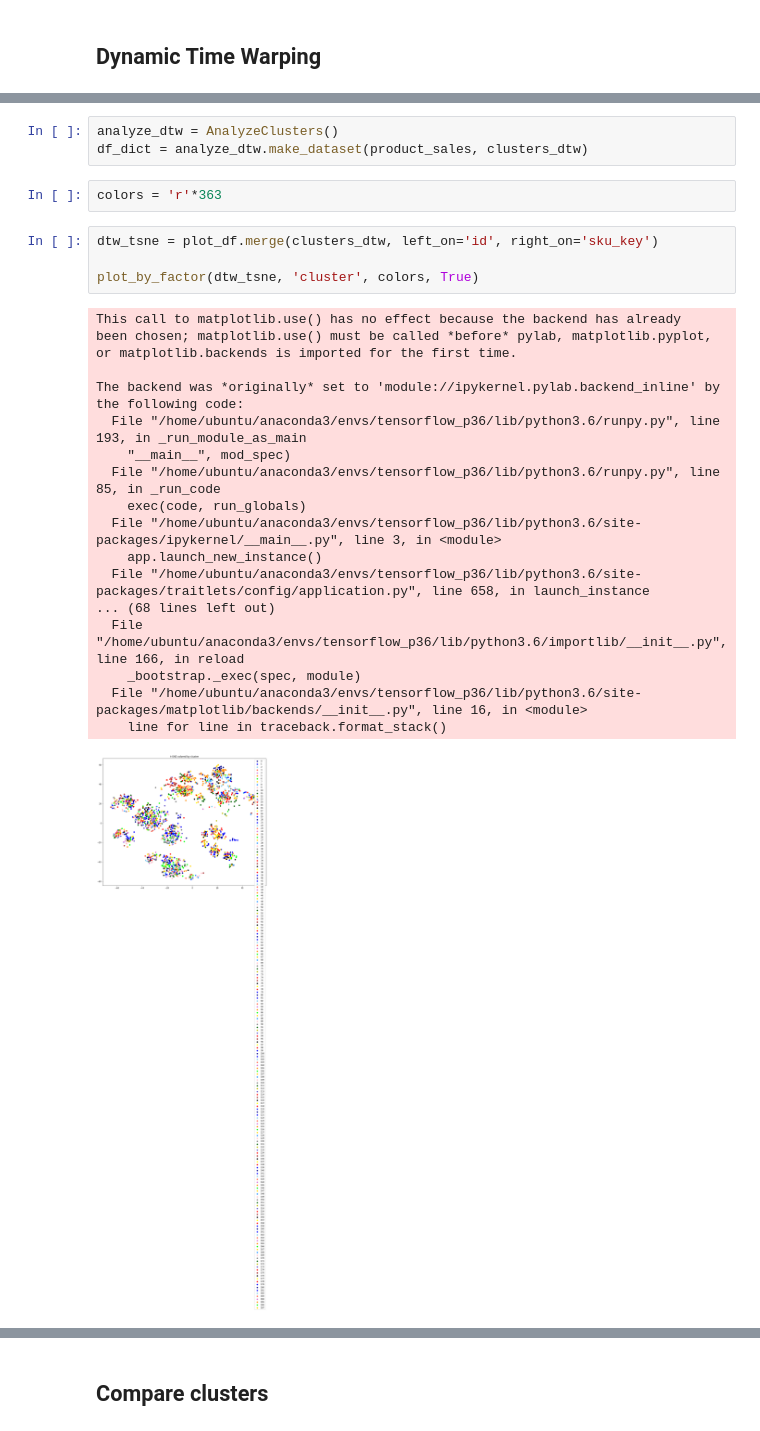
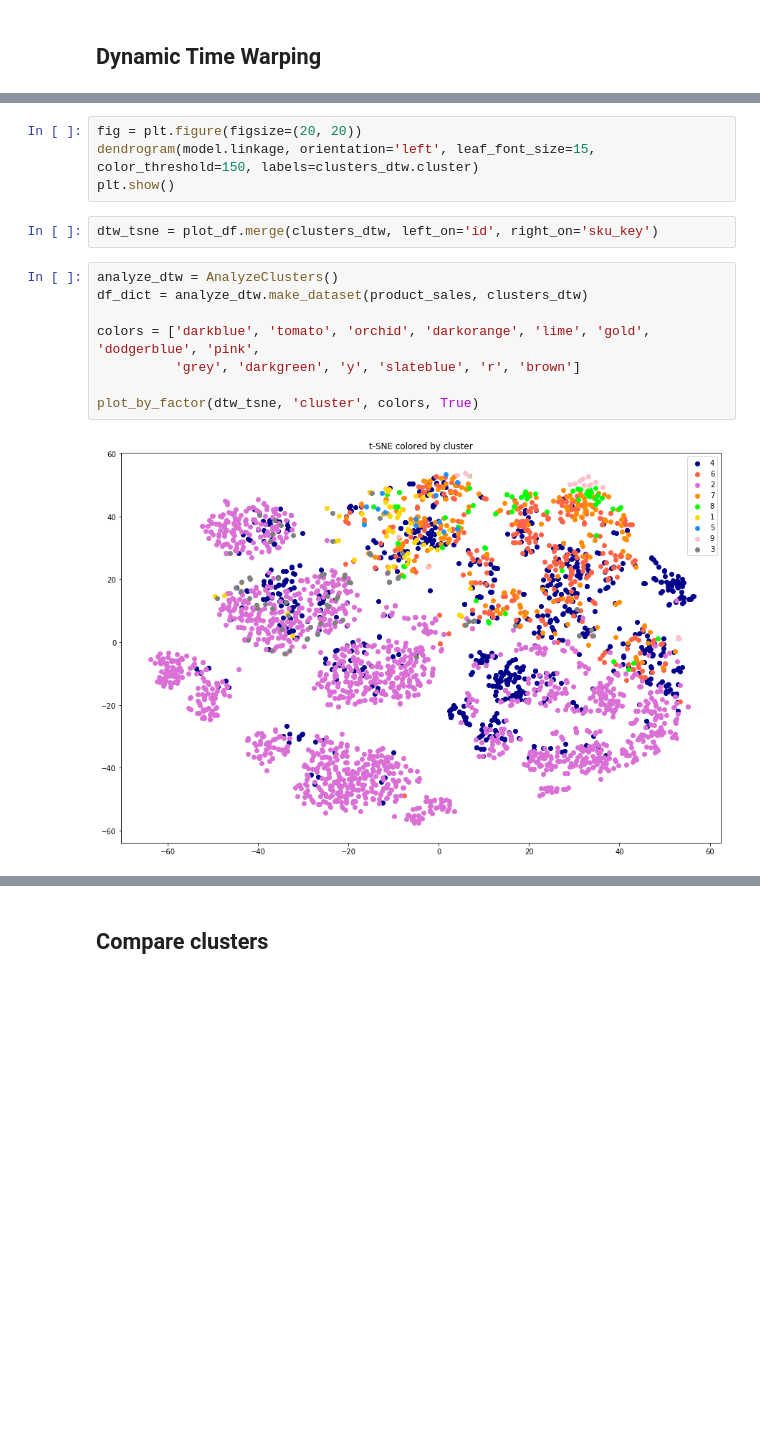
Before and after one commit to brandries/project_echo_clustering, a Jupyter notebook: clustering/Visualize_Notebook.ipynb, the cells around one changed output, grey strips where cells are left out. Saved outputs shown, nothing was run; the diff lists cells and outputs as text; blank space fills up the shorter version.

```diff
--- a/clustering/Visualize_Notebook.ipynb
+++ b/clustering/Visualize_Notebook.ipynb
@@ -384,31 +427,20 @@ len(clusters_dtw['cluster'].unique())
-# %%
-analyze_dtw = AnalyzeClusters()
-df_dict = analyze_dtw.make_dataset(product_sales, clusters_dtw)
-# %%
-colors = 'r'*363
+# %%
+fig = plt.figure(figsize=(20, 20))
+dendrogram(model.linkage, orientation='left', leaf_font_size=15,
+color_threshold=150, labels=clusters_dtw.cluster)
+plt.show()
 # %%
 dtw_tsne = plot_df.merge(clusters_dtw, left_on='id', right_on='sku_key')
-
-plot_by_factor(dtw_tsne, 'cluster', colors, True)
-# %% [output]
-This call to matplotlib.use() has no effect because the backend has already
-been chosen; matplotlib.use() must be called *before* pylab, matplotlib.pyplot,
-or matplotlib.backends is imported for the first time.
-
-The backend was *originally* set to 'module://ipykernel.pylab.backend_inline' by the following code:
-  File "/home/ubuntu/anaconda3/envs/tensorflow_p36/lib/python3.6/runpy.py", line 193, in _run_module_as_main
-    "__main__", mod_spec)
-  File "/home/ubuntu/anaconda3/envs/tensorflow_p36/lib/python3.6/runpy.py", line 85, in _run_code
-    exec(code, run_globals)
-  File "/home/ubuntu/anaconda3/envs/tensorflow_p36/lib/python3.6/site-packages/ipykernel/__main__.py", line 3, in <module>
-    app.launch_new_instance()
-  File "/home/ubuntu/anaconda3/envs/tensorflow_p36/lib/python3.6/site-packages/traitlets/config/application.py", line 658, in launch_instance
-... (68 lines left out)
-  File "/home/ubuntu/anaconda3/envs/tensorflow_p36/lib/python3.6/importlib/__init__.py", line 166, in reload
-    _bootstrap._exec(spec, module)
-  File "/home/ubuntu/anaconda3/envs/tensorflow_p36/lib/python3.6/site-packages/matplotlib/backends/__init__.py", line 16, in <module>
-    line for line in traceback.format_stack()
-[figure, removed]
+# %%
+analyze_dtw = AnalyzeClusters()
+df_dict = analyze_dtw.make_dataset(product_sales, clusters_dtw)
+
+colors = ['darkblue', 'tomato', 'orchid', 'darkorange', 'lime', 'gold', 'dodgerblue', 'pink',
+          'grey', 'darkgreen', 'y', 'slateblue', 'r', 'brown']
+
+plot_by_factor(dtw_tsne, 'cluster', colors, True)
+# %% [output]
+[figure, added]
 # %%
 analyze_dtw.plot_cluster_continuous(df_dict, run_cont, colors, True)
 analyze_dtw.plot_cluster_continuous_box(df_dict, run_cont, True)
```
Also changed, not shown: parts of 33 cells of this notebook.
